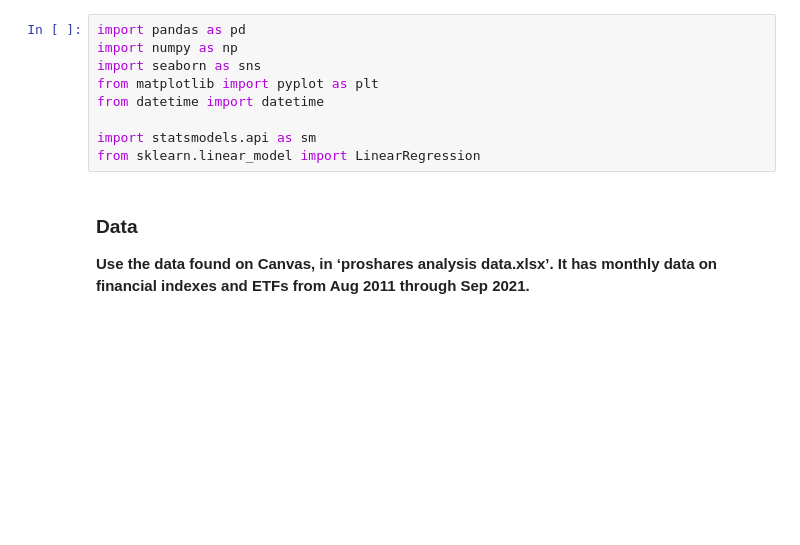
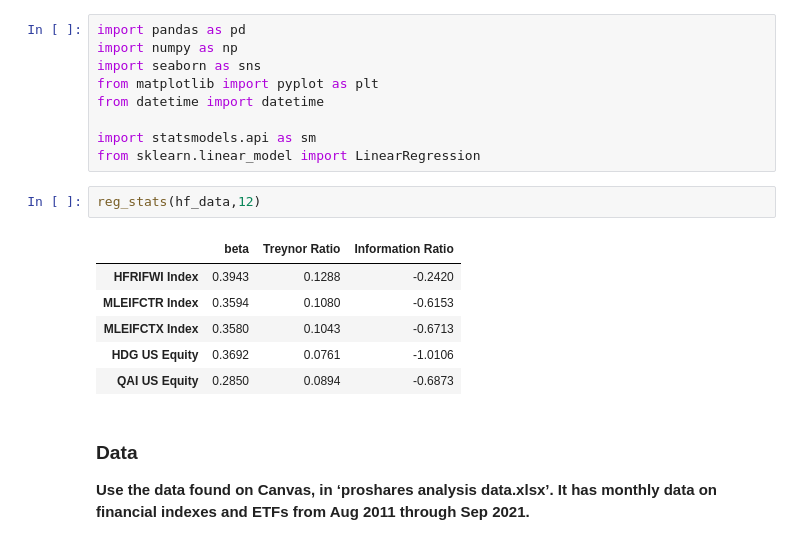
Before and after one commit to Zixin730/finm-portfolio-2022, a Jupyter notebook: homework/hw2.ipynb, the cells around one changed output. Saved outputs shown, nothing was run; the diff lists cells and outputs as text; blank space fills up the shorter version.

```diff
--- a/homework/hw2.ipynb
+++ b/homework/hw2.ipynb
@@ -10,6 +10,15 @@ from datetime import datetime
 
 import statsmodels.api as sm
 from sklearn.linear_model import LinearRegression
+# %%
+reg_stats(hf_data,12)
+# %% [output]
+|  | beta | Treynor Ratio | Information Ratio |
+| HFRIFWI Index | 0.3943 | 0.1288 | -0.2420 |
+| MLEIFCTR Index | 0.3594 | 0.1080 | -0.6153 |
+| MLEIFCTX Index | 0.3580 | 0.1043 | -0.6713 |
+| HDG US Equity | 0.3692 | 0.0761 | -1.0106 |
+| QAI US Equity | 0.2850 | 0.0894 | -0.6873 |
 # %% [markdown]
 ### Data
 **Use the data found on Canvas, in ‘proshares analysis data.xlsx’. It has monthly data on financial indexes and ETFs from Aug 2011 through Sep 2021.**
```
Also changed, not shown: 4 other files.
